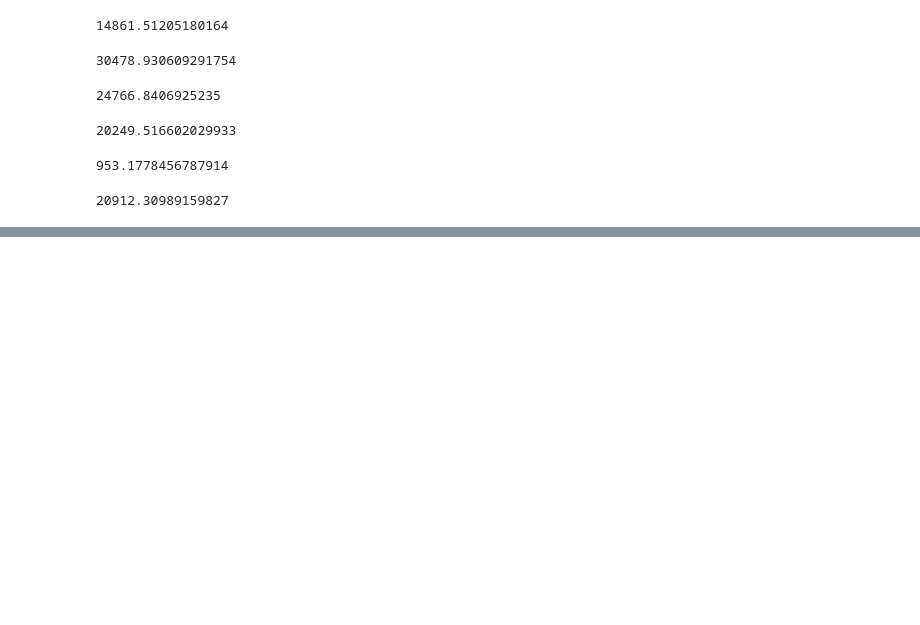
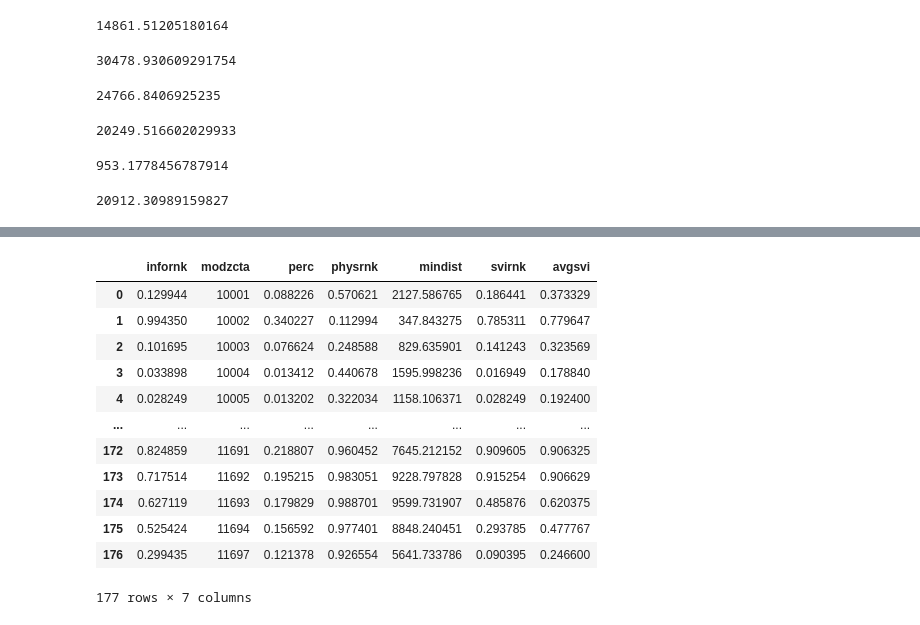
Before and after one commit to saturn-drm/equity-during-covid, a Jupyter notebook: scripts/1207phys.ipynb, the cells around one changed output, grey strips where cells are left out. Drawn from its saved outputs; the diff is of its cells as text; code cells hidden in the pictures; blank space fills up the shorter version.

```diff
--- a/scripts/1207phys.ipynb
+++ b/scripts/1207phys.ipynb
@@ -262,0 +643,19 @@ geo_sel['avg'].max()
+# %%
+allrnks['infornk'] = allrnks['infornk'] / 177
+allrnks['physrnk'] = allrnks['physrnk'] / 177
+allrnks['svirnk'] = allrnks['svirnk'] / 177
+allrnks
+# %% [output]
+|  | infornk | modzcta | perc | physrnk | mindist | svirnk | avgsvi |
+| 0 | 0.129944 | 10001 | 0.088226 | 0.570621 | 2127.586765 | 0.186441 | 0.373329 |
+| 1 | 0.994350 | 10002 | 0.340227 | 0.112994 | 347.843275 | 0.785311 | 0.779647 |
+| 2 | 0.101695 | 10003 | 0.076624 | 0.248588 | 829.635901 | 0.141243 | 0.323569 |
+| 3 | 0.033898 | 10004 | 0.013412 | 0.440678 | 1595.998236 | 0.016949 | 0.178840 |
+| 4 | 0.028249 | 10005 | 0.013202 | 0.322034 | 1158.106371 | 0.028249 | 0.192400 |
+| ... | ... | ... | ... | ... | ... | ... | ... |
+| 172 | 0.824859 | 11691 | 0.218807 | 0.960452 | 7645.212152 | 0.909605 | 0.906325 |
+| 173 | 0.717514 | 11692 | 0.195215 | 0.983051 | 9228.797828 | 0.915254 | 0.906629 |
+| 174 | 0.627119 | 11693 | 0.179829 | 0.988701 | 9599.731907 | 0.485876 | 0.620375 |
+| 175 | 0.525424 | 11694 | 0.156592 | 0.977401 | 8848.240451 | 0.293785 | 0.477767 |
+| 176 | 0.299435 | 11697 | 0.121378 | 0.926554 | 5641.733786 | 0.090395 | 0.246600 |
+177 rows × 7 columns
```
Also changed, not shown: parts of 29 cells of this notebook, 5 other files.
